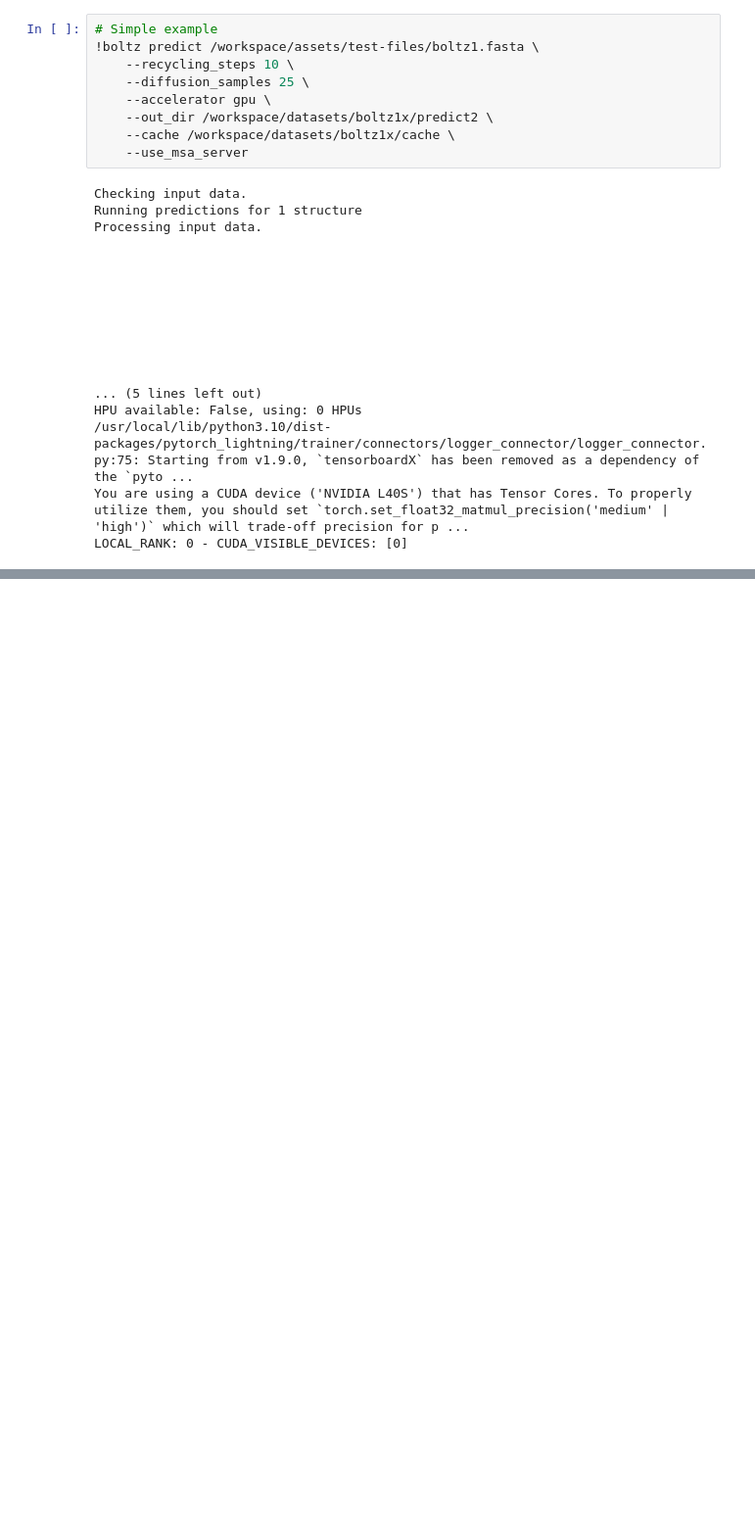
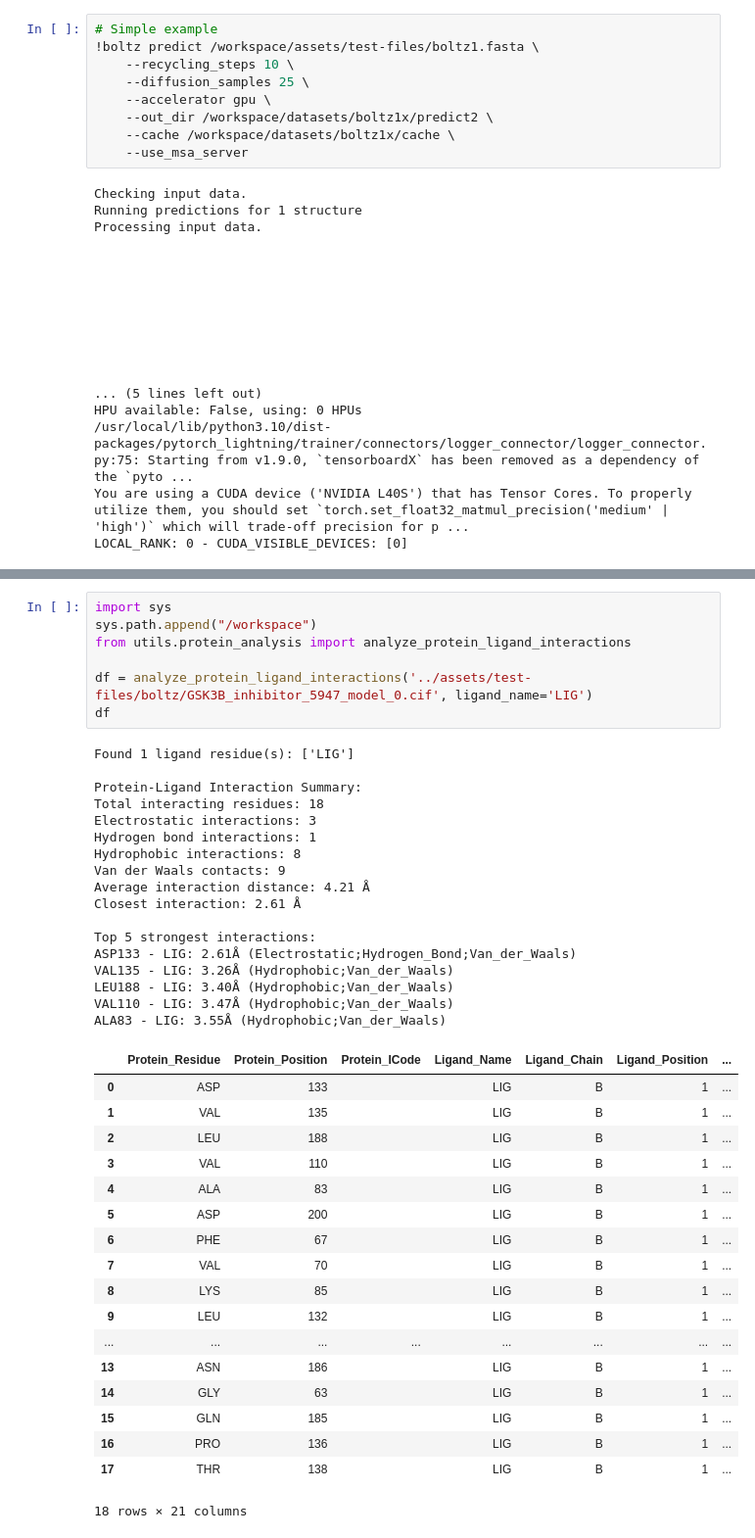
Before and after one commit to gabenavarro/MLContainerLab, a Jupyter notebook: documentation/boltz1x.ipynb, the cells around one changed output, grey strips where cells are left out. Shown at 98% size. Cells and saved outputs as stored; diff of their text form; blank space fills up the shorter version.

```diff
--- a/documentation/boltz1x.ipynb
+++ b/documentation/boltz1x.ipynb
@@ -303,0 +490,43 @@ The results are fairly close to experimental modal. This highlights the ability
+# %%
+import sys
+sys.path.append("/workspace")
+from utils.protein_analysis import analyze_protein_ligand_interactions
+
+df = analyze_protein_ligand_interactions('../assets/test-files/boltz/GSK3B_inhibitor_5947_model_0.cif', ligand_name='LIG')
+df
+# %% [output]
+Found 1 ligand residue(s): ['LIG']
+
+Protein-Ligand Interaction Summary:
+Total interacting residues: 18
+Electrostatic interactions: 3
+Hydrogen bond interactions: 1
+Hydrophobic interactions: 8
+Van der Waals contacts: 9
+Average interaction distance: 4.21 Å
+Closest interaction: 2.61 Å
+
+Top 5 strongest interactions:
+ASP133 - LIG: 2.61Å (Electrostatic;Hydrogen_Bond;Van_der_Waals)
+VAL135 - LIG: 3.26Å (Hydrophobic;Van_der_Waals)
+LEU188 - LIG: 3.40Å (Hydrophobic;Van_der_Waals)
+VAL110 - LIG: 3.47Å (Hydrophobic;Van_der_Waals)
+ALA83 - LIG: 3.55Å (Hydrophobic;Van_der_Waals)
+|  | Protein_Residue | Protein_Position | Protein_ICode | Ligand_Name | Ligand_Chain | Ligand_Position | ... |
+| 0 | ASP | 133 |  | LIG | B | 1 | ... |
+| 1 | VAL | 135 |  | LIG | B | 1 | ... |
+| 2 | LEU | 188 |  | LIG | B | 1 | ... |
+| 3 | VAL | 110 |  | LIG | B | 1 | ... |
+| 4 | ALA | 83 |  | LIG | B | 1 | ... |
+| 5 | ASP | 200 |  | LIG | B | 1 | ... |
+| 6 | PHE | 67 |  | LIG | B | 1 | ... |
+| 7 | VAL | 70 |  | LIG | B | 1 | ... |
+| 8 | LYS | 85 |  | LIG | B | 1 | ... |
+| 9 | LEU | 132 |  | LIG | B | 1 | ... |
+| ... | ... | ... | ... | ... | ... | ... | ... |
+| 13 | ASN | 186 |  | LIG | B | 1 | ... |
+| 14 | GLY | 63 |  | LIG | B | 1 | ... |
+| 15 | GLN | 185 |  | LIG | B | 1 | ... |
+| 16 | PRO | 136 |  | LIG | B | 1 | ... |
+| 17 | THR | 138 |  | LIG | B | 1 | ... |
+18 rows × 21 columns
```
Also changed, not shown: parts of 21 cells of this notebook, 51 other files.
